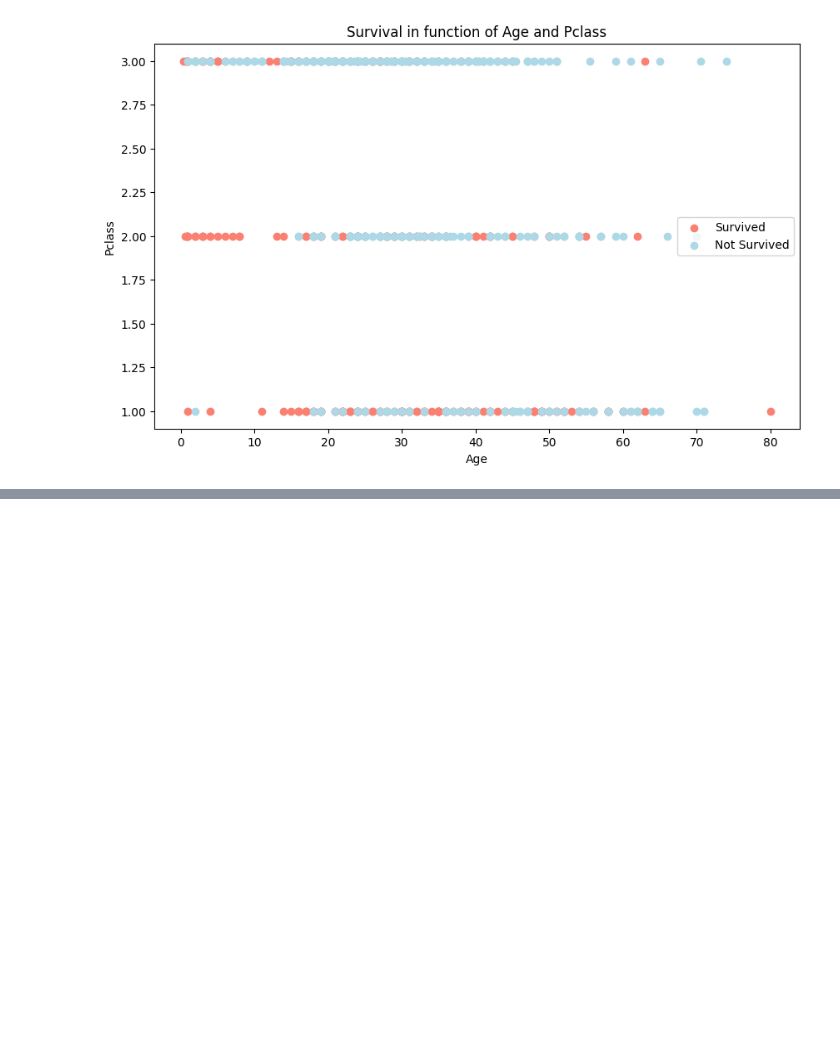
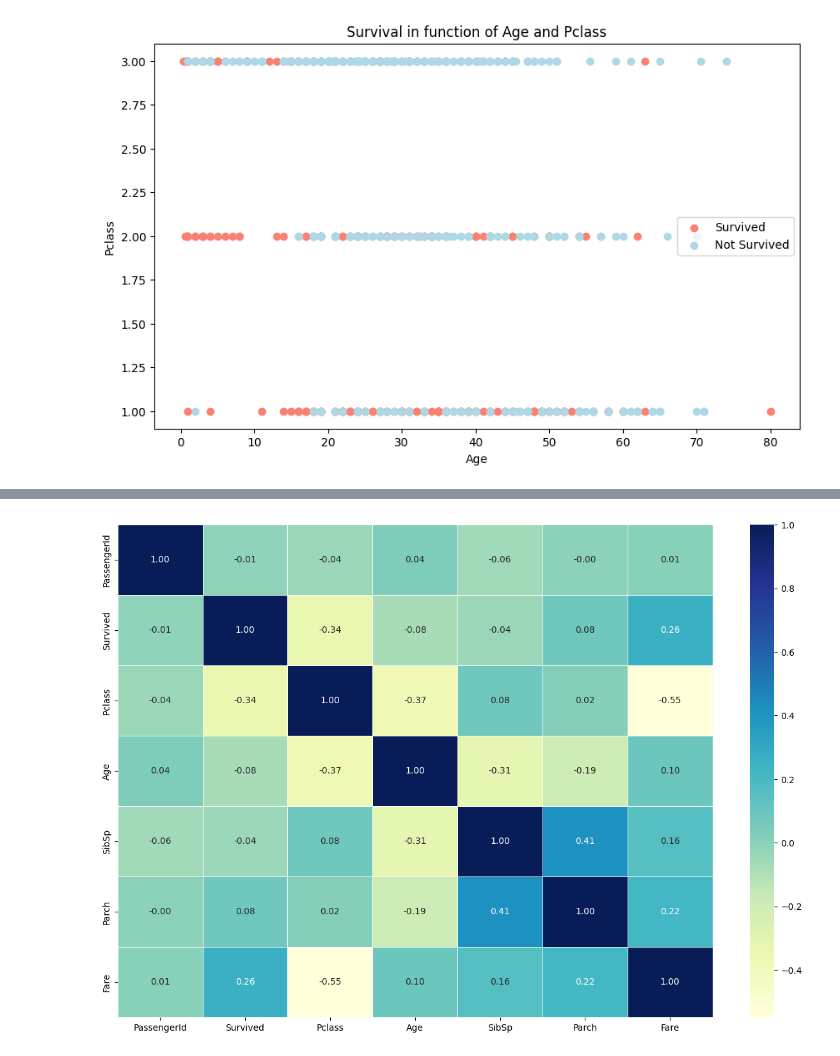
Before and after one commit to DilunVass/Titanic---Machine-Learning-from-Disaster-Kaggle, a Jupyter notebook: Notebook/data_visualization.ipynb, the cells around one changed output, grey strips where cells are left out. Saved outputs shown, nothing was run; the diff lists cells and outputs as text; code cells hidden in the pictures; blank space fills up the shorter version.

```diff
--- a/Notebook/data_visualization.ipynb
+++ b/Notebook/data_visualization.ipynb
@@ -213,0 +250,11 @@ plt.legend(["Survived", "Not Survived"])
+# %%
+# Correlation matrix
+corr_matrix = train_data.select_dtypes(include=[np.number]).corr()
+fig, ax = plt.subplots(figsize=(15, 10))
+ax = sns.heatmap(corr_matrix,
+                 annot=True,
+                 linewidths=0.5,
+                 fmt=".2f",
+                 cmap="YlGnBu")
+# %% [output]
+[figure, added]
```
Also changed, not shown: parts of 5 cells of this notebook, 1 other file.
